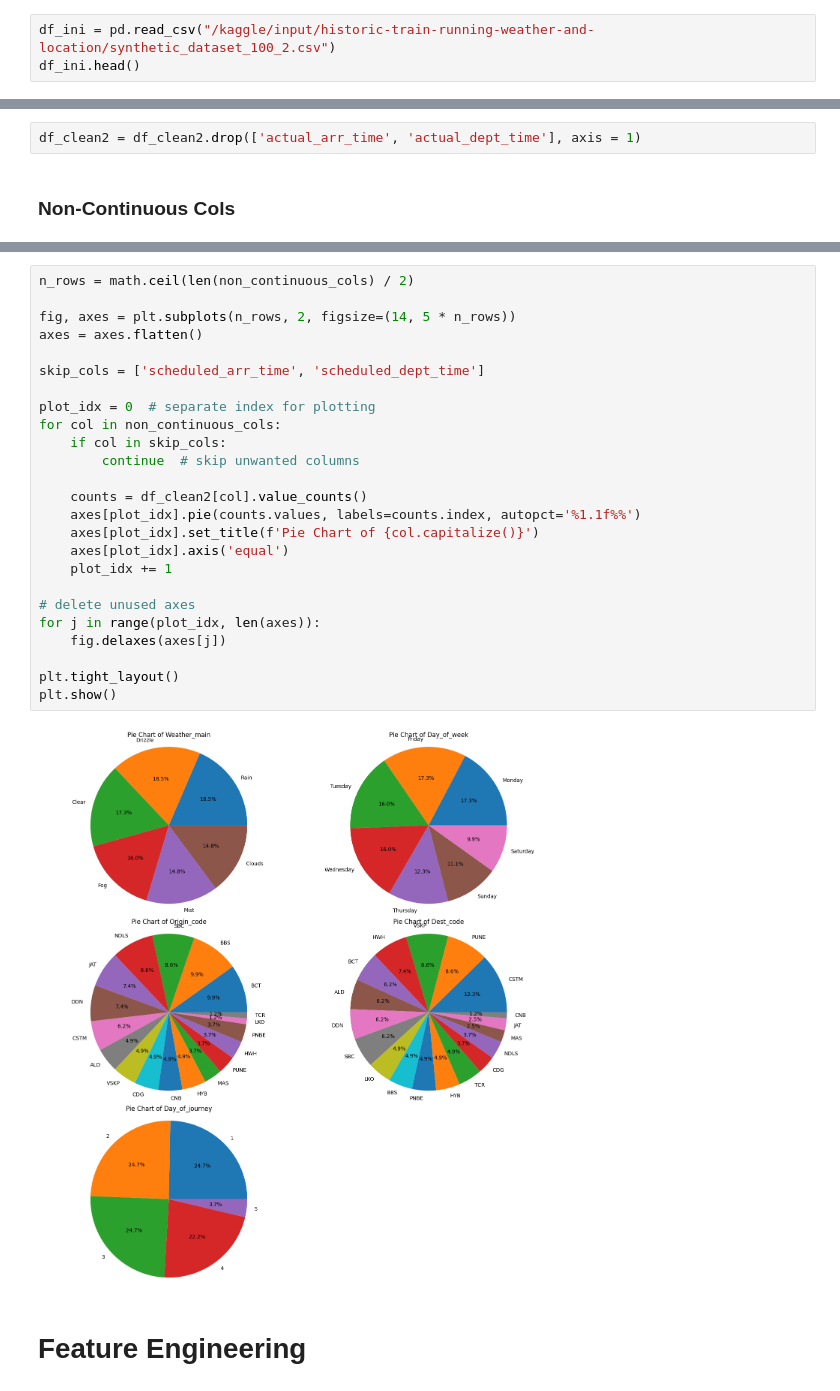
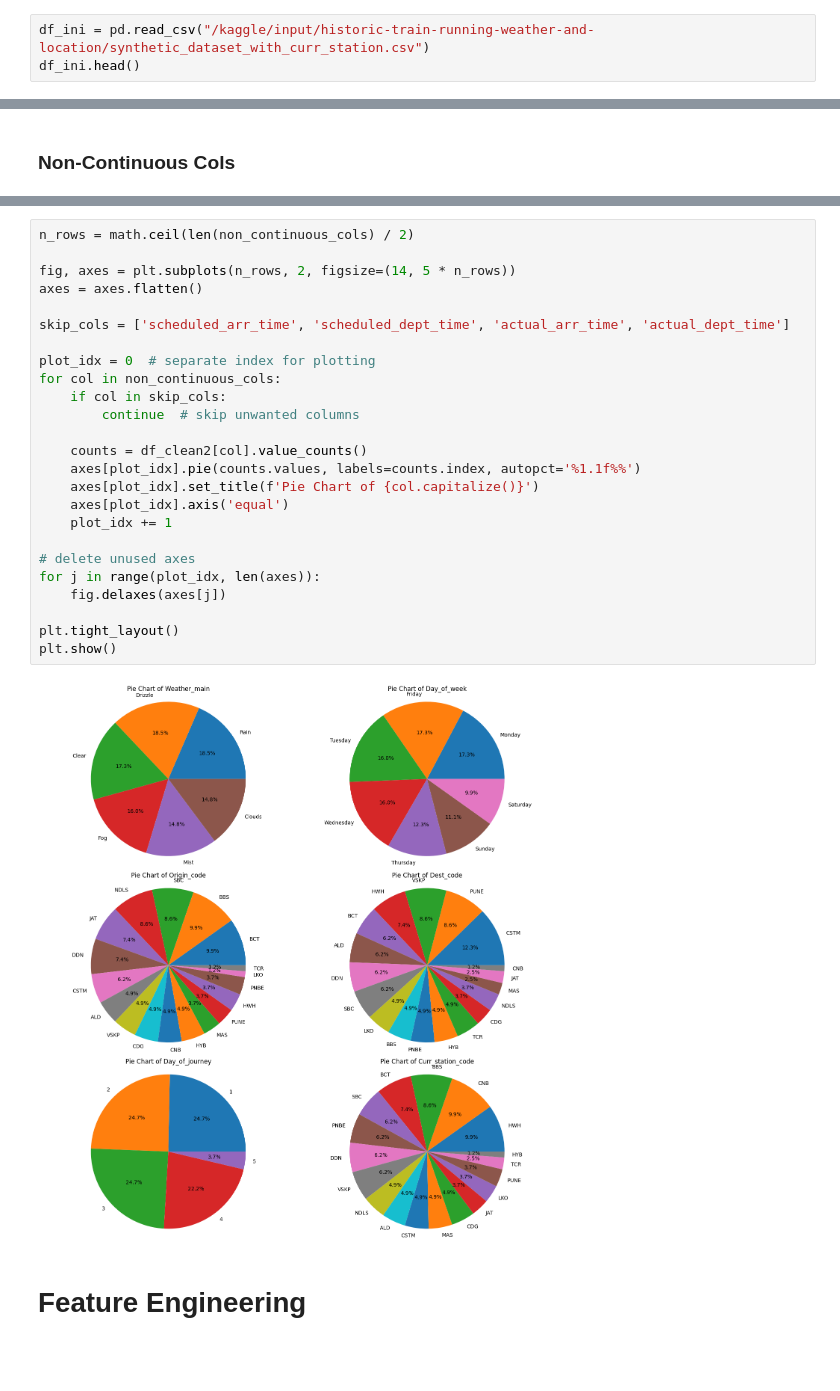
Before and after one commit to officialaditshrm/railway-rescheduling-automation-system, a Jupyter notebook: railway-rescheduling-automation-system.ipynb, the cells around one changed output, grey strips where cells are left out. Saved outputs shown, nothing was run; the diff lists cells and outputs as text; blank space fills up the shorter version.

Commit message:
Kaggle Notebook | Railway Rescheduling Automation System | Version 3

```diff
--- a/railway-rescheduling-automation-system.ipynb
+++ b/railway-rescheduling-automation-system.ipynb
@@ -6,7 +7,7 @@ warnings.filterwarnings("ignore")
 # %% [markdown]
 # Synthetic Data Creation
 # %%
-df_ini = pd.read_csv("/kaggle/input/historic-train-running-weather-and-location/synthetic_dataset_100_2.csv")
+df_ini = pd.read_csv("/kaggle/input/historic-train-running-weather-and-location/synthetic_dataset_with_curr_station.csv")
 df_ini.head()
 # %% [output]
 |  | temp | feels_like | temp_min | temp_max | humidity | pressure | wind_speed | wind_deg | visibility | ... |
@@ -377,8 +377,6 @@ df_clean2[continuous_cols].describe()
 | 50% | 300.990000 | 301.353561 | 299.595551 | 301.553694 | 72.000000 | 1012.000000 | 11.080000 | 175.000000 | 70.000000 | ... |
 | 75% | 310.270000 | 311.696051 | 308.736764 | 311.602348 | 80.000000 | 1016.000000 | 14.190000 | 281.000000 | 84.000000 | ... |
 | max | 314.900000 | 316.464793 | 314.775312 | 316.073184 | 100.000000 | 1020.000000 | 19.870000 | 357.000000 | 99.000000 | ... |
-# %%
-df_clean2 = df_clean2.drop(['actual_arr_time', 'actual_dept_time'], axis = 1)
 # %% [markdown]
 ### Non-Continuous Cols
 # %%
@@ -415,29 +416,29 @@ plt.show()
 # %%
 n_rows = math.ceil(len(non_continuous_cols) / 2)
 
 fig, axes = plt.subplots(n_rows, 2, figsize=(14, 5 * n_rows))
 axes = axes.flatten()
 
-skip_cols = ['scheduled_arr_time', 'scheduled_dept_time']
+skip_cols = ['scheduled_arr_time', 'scheduled_dept_time', 'actual_arr_time', 'actual_dept_time']
 
 plot_idx = 0  # separate index for plotting
 for col in non_continuous_cols:
     if col in skip_cols:
         continue  # skip unwanted columns
 
     counts = df_clean2[col].value_counts()
     axes[plot_idx].pie(counts.values, labels=counts.index, autopct='%1.1f%%')
     axes[plot_idx].set_title(f'Pie Chart of {col.capitalize()}')
     axes[plot_idx].axis('equal')
     plot_idx += 1
 
 # delete unused axes
 for j in range(plot_idx, len(axes)):
     fig.delaxes(axes[j])
 
 plt.tight_layout()
 plt.show()
 # %% [output]
-[figure, old version]
+[figure, new version]
 # %% [markdown]
 # Feature Engineering
```
Also changed, not shown: parts of 13 cells of this notebook.
